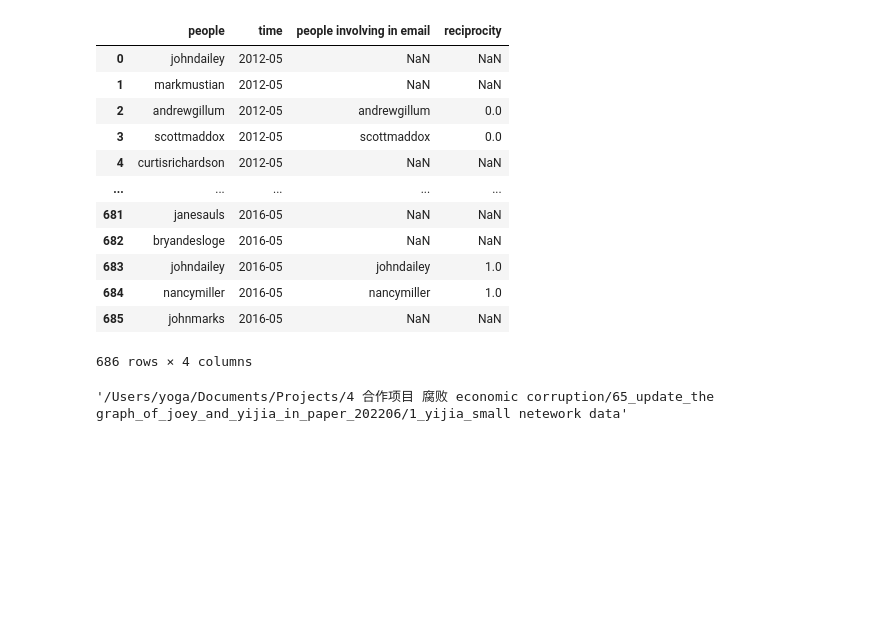
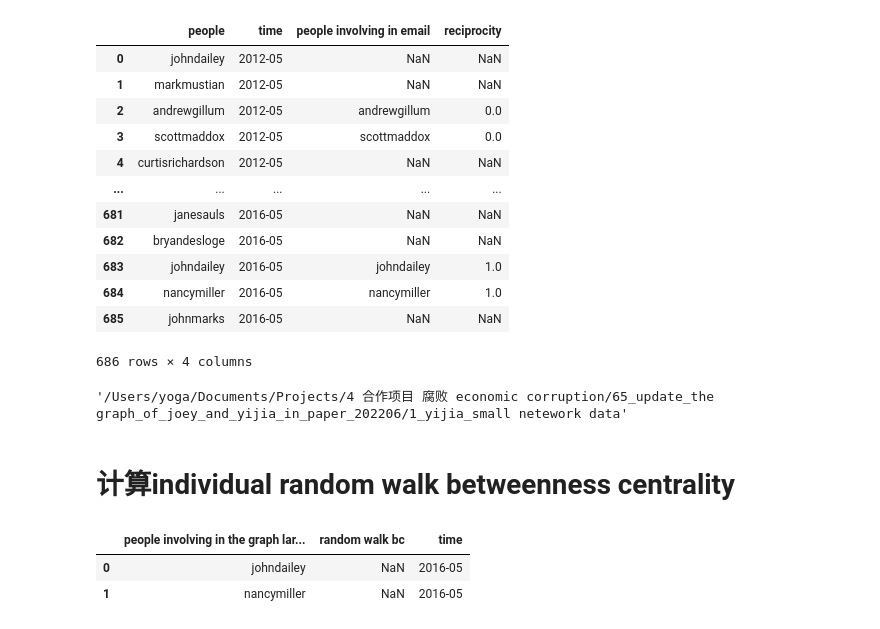
Before and after one commit to yijiawen1203/corruption_project, a Jupyter notebook: CRA_network/3 try to separate the email file by month_and draw pic202306.ipynb, the cells around one changed output. Saved outputs shown, nothing was run; the diff lists cells and outputs as text; code cells hidden in the pictures; blank space fills up the shorter version.

```diff
--- a/CRA_network/3 try to separate the email file by month_and draw pic202306.ipynb
+++ b/CRA_network/3 try to separate the email file by month_and draw pic202306.ipynb
@@ -278,3 +278,5 @@ df_continuous_reciprocity
 pwd
 # %% [output]
 '/Users/yoga/Documents/Projects/4 合作项目 腐败 economic corruption/65_update_the graph_of_joey_and_yijia_in_paper_202206/1_yijia_small netework data'
+# %% [markdown]
+# 计算individual random walk betweenness centrality
@@ -280,0 +330,6 @@ pwd
+# %%
+pd_node2random_walk
+# %% [output]
+|  | people involving in the graph lar... | random walk bc | time |
+| 0 | johndailey | NaN | 2016-05 |
+| 1 | nancymiller | NaN | 2016-05 |
```
Also changed, not shown: parts of 12 cells of this notebook.
